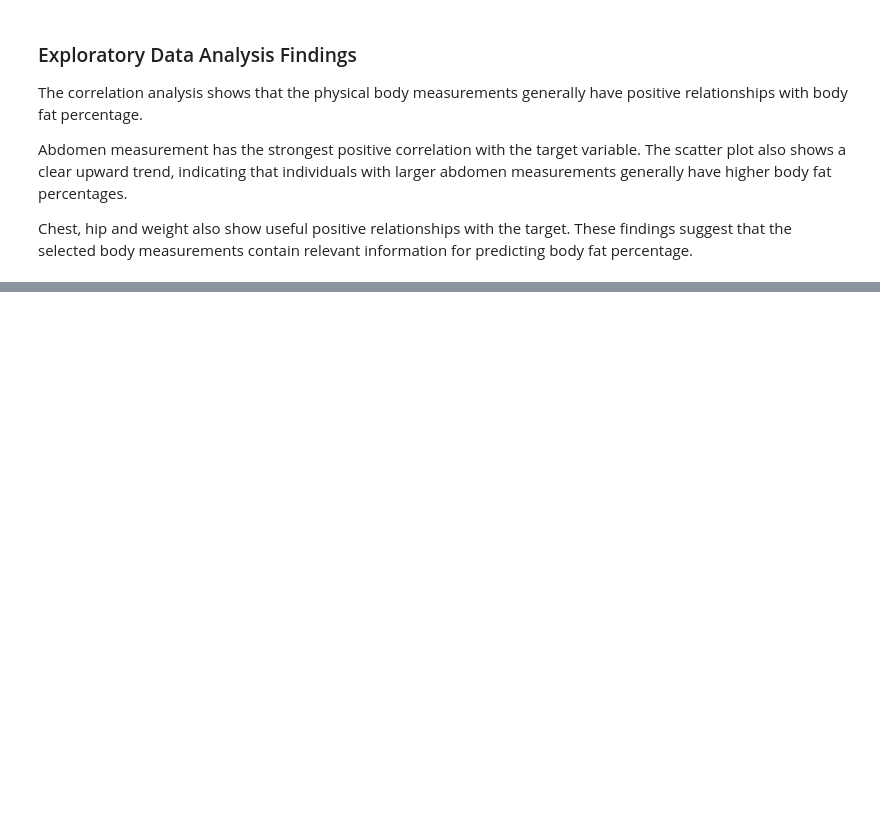
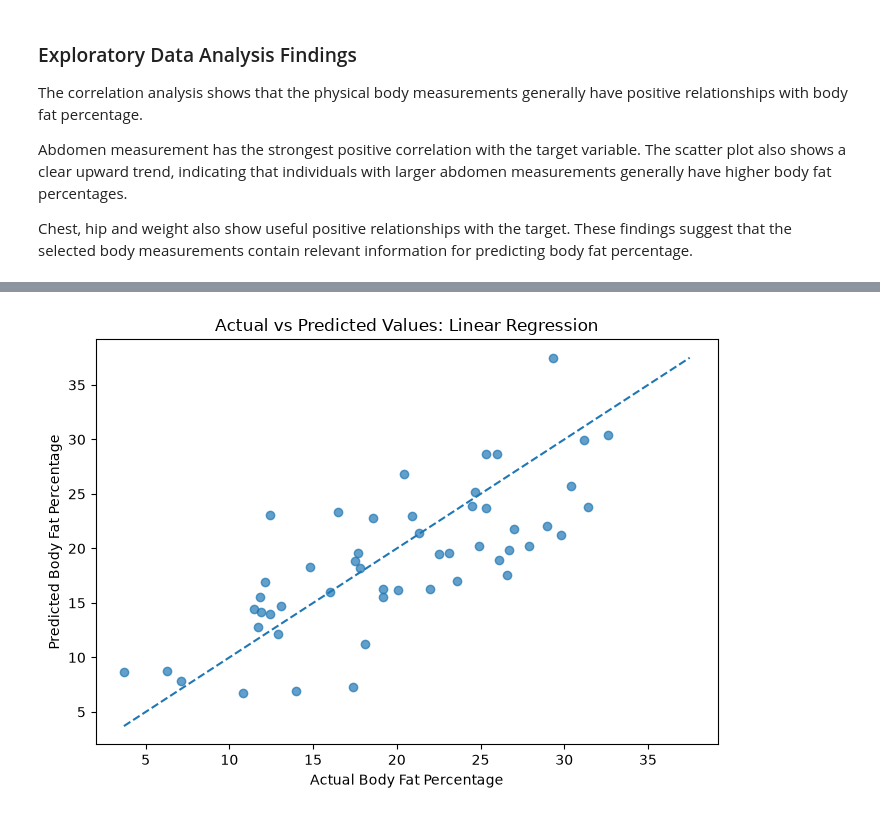
Before and after one commit to AmandaTFerraz/predictive-analytics-final-project, a Jupyter notebook: pda_finalproject.ipynb, the cells around one changed output, grey strips where cells are left out. Cells and saved outputs as stored; diff of their text form; code cells hidden in the pictures; blank space fills up the shorter version.

```diff
--- a/pda_finalproject.ipynb
+++ b/pda_finalproject.ipynb
@@ -246,0 +313,18 @@ Chest, hip and weight also show useful positive relationships with the target. T
+# %%
+linear_preprocessor = ColumnTransformer(
+    transformers=[
+        (
+            "numerical",
+            StandardScaler(),
+            numeric_features
+        ),
+        (
+            "categorical",
+            OneHotEncoder(
+                drop="first",
+                handle_unknown="ignore"
+            ),
+            categorical_features
+        )
+    ]
+)
@@ -246,0 +360,11 @@ Chest, hip and weight also show useful positive relationships with the target. T
+# %%
+linear_model = Pipeline(
+    steps=[
+        ("preprocessor", linear_preprocessor),
+        ("model", LinearRegression())
+    ]
+)
+
+linear_model.fit(X_train, y_train)
+
+print("Linear Regression model trained successfully.")
@@ -246,0 +400,4 @@ Chest, hip and weight also show useful positive relationships with the target. T
+# %%
+# Generate predictions using the test data
+linear_predictions = linear_model.predict(X_test)
+forest_predictions = random_forest_model.predict(X_test)
@@ -246,0 +473,8 @@ Chest, hip and weight also show useful positive relationships with the target. T
+# %%
+plot_actual_vs_predicted(
+    y_test,
+    linear_predictions,
+    "Linear Regression"
+)
+# %% [output]
+[figure, added]
```
Also changed, not shown: parts of 32 cells of this notebook, 1 other file.
